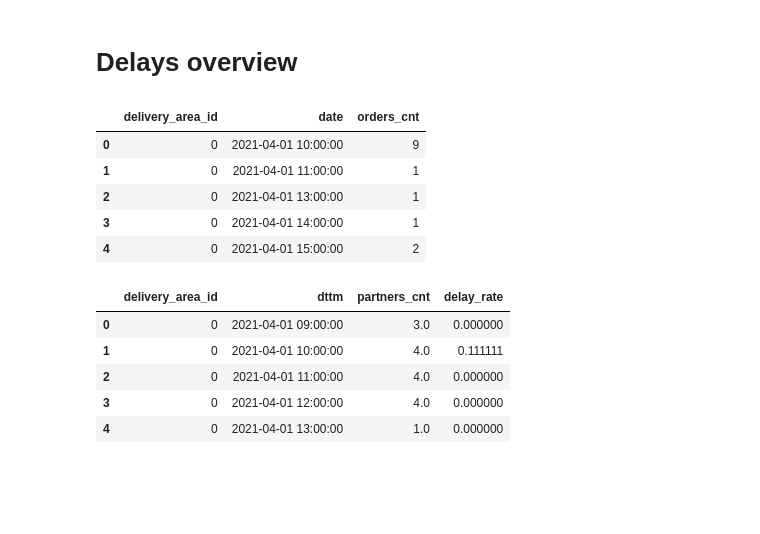
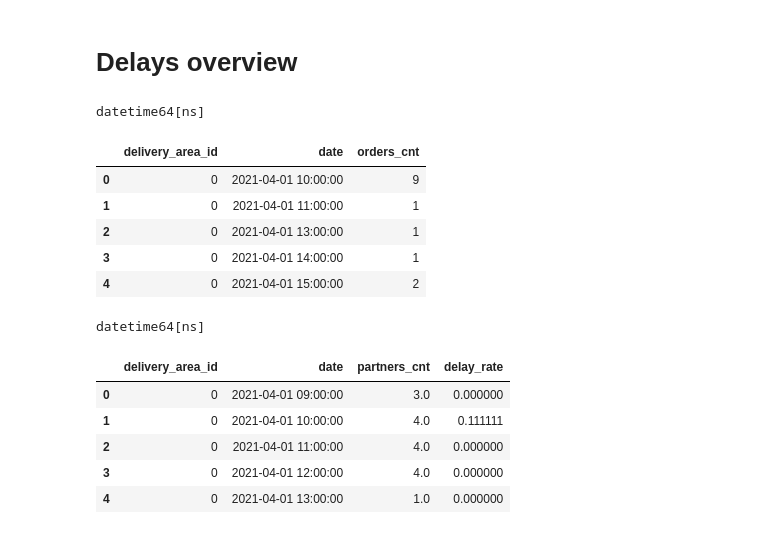
Before and after one commit to SabirovT/edu-hackathon-workshifts, a Jupyter notebook: data-overview.ipynb, the cells around one changed output. Drawn from its saved outputs; the diff is of its cells as text; code cells hidden in the pictures; blank space fills up the shorter version.

```diff
--- a/data-overview.ipynb
+++ b/data-overview.ipynb
@@ -236,8 +237,10 @@ mean_absolute_percentage_error(y_test, y_pred)
 # %%
 orders = pd.read_csv('orders.csv')
 orders.date = pd.to_datetime(orders.date)
+print(delays.date.dtype)
 orders.head()
 # %% [output]
+datetime64[ns]
 |  | delivery_area_id | date | orders_cnt |
 | 0 | 0 | 2021-04-01 10:00:00 | 9 |
 | 1 | 0 | 2021-04-01 11:00:00 | 1 |
@@ -246,10 +249,13 @@ orders.head()
 | 4 | 0 | 2021-04-01 15:00:00 | 2 |
 # %%
 delays = pd.read_csv('partners_delays.csv')
-delays.dttm = pd.to_datetime(delays.dttm)
+delays = delays.rename(columns={'dttm': 'date'})
+delays.date = pd.to_datetime(delays.date)
+print(delays.date.dtype)
 delays.head()
 # %% [output]
+datetime64[ns]
-|  | delivery_area_id | dttm | partners_cnt | delay_rate |
+|  | delivery_area_id | date | partners_cnt | delay_rate |
 | 0 | 0 | 2021-04-01 09:00:00 | 3.0 | 0.000000 |
 | 1 | 0 | 2021-04-01 10:00:00 | 4.0 | 0.111111 |
 | 2 | 0 | 2021-04-01 11:00:00 | 4.0 | 0.000000 |
```
Also changed, not shown: parts of 24 cells of this notebook, 1 other file.
